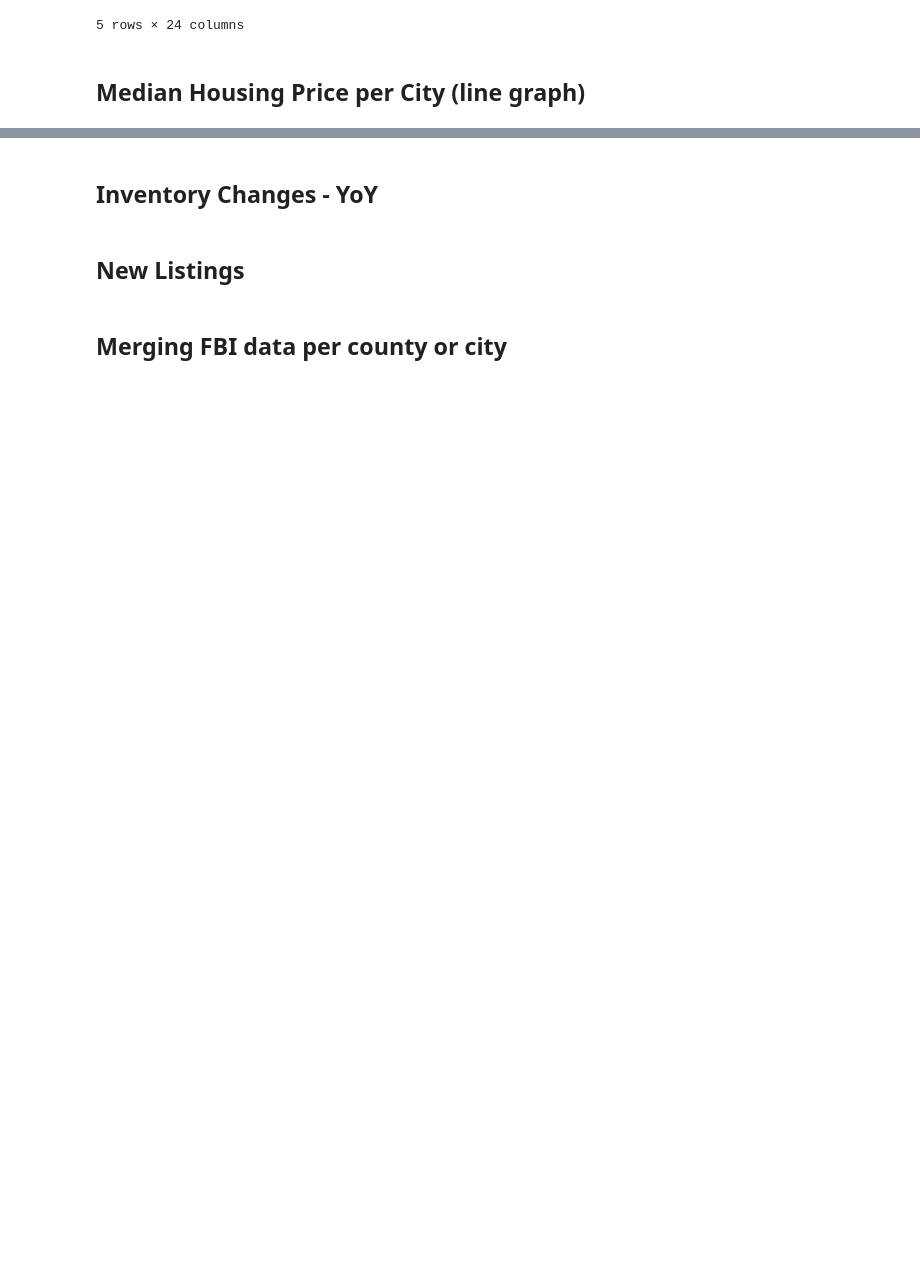
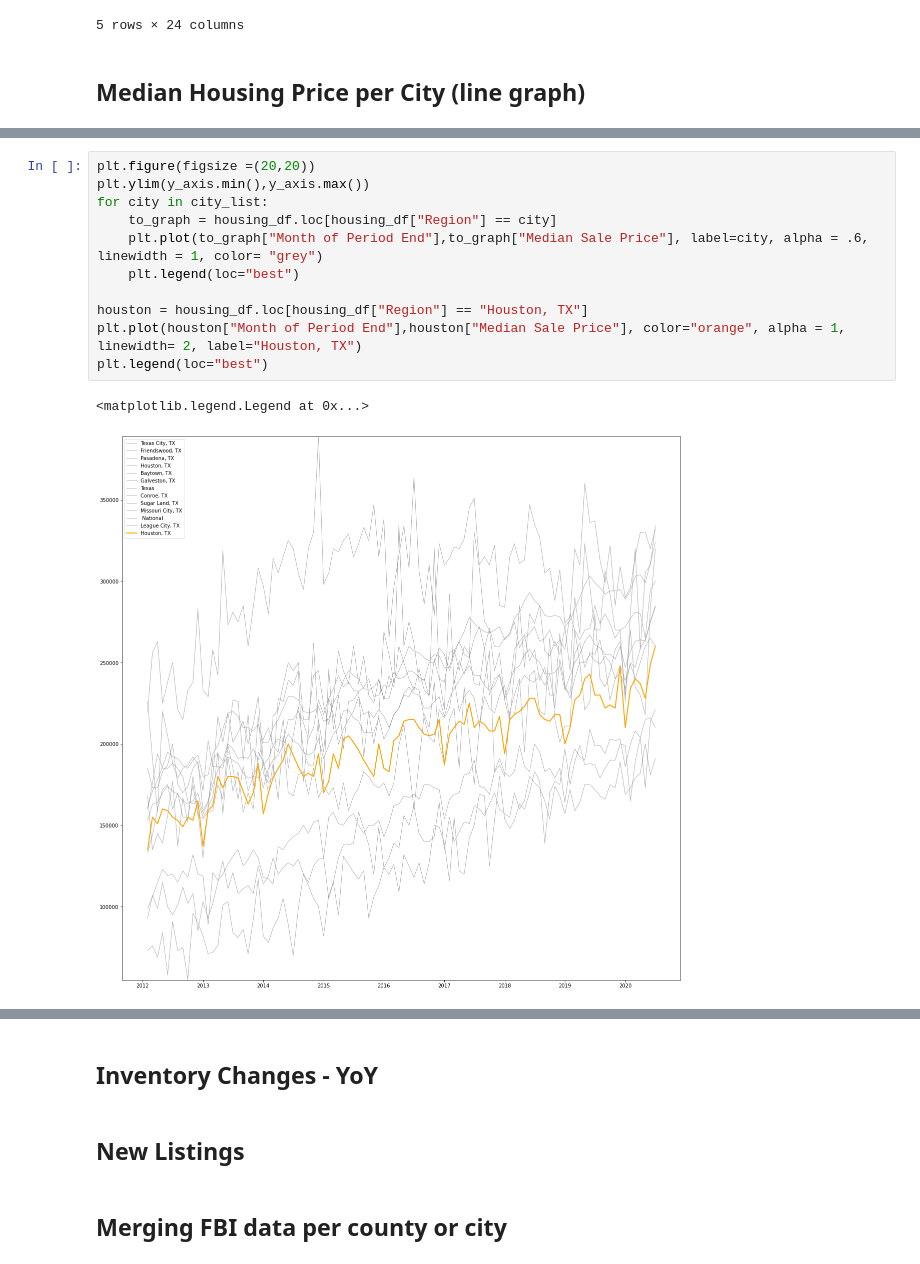
Before and after one commit to andresocorro/project_1, a Jupyter notebook: src_files/HousintMarket.ipynb, the cells around one changed output, grey strips where cells are left out. Cells and saved outputs as stored; diff of their text form; blank space fills up the shorter version.

```diff
--- a/src_files/HousintMarket.ipynb
+++ b/src_files/HousintMarket.ipynb
@@ -78,3 +90,17 @@ housing_df.head()
+# %%
+plt.figure(figsize =(20,20))
+plt.ylim(y_axis.min(),y_axis.max())
+for city in city_list:
+    to_graph = housing_df.loc[housing_df["Region"] == city]
+    plt.plot(to_graph["Month of Period End"],to_graph["Median Sale Price"], label=city, alpha = .6, linewidth = 1, color= "grey")
+    plt.legend(loc="best")
+
+houston = housing_df.loc[housing_df["Region"] == "Houston, TX"]
+plt.plot(houston["Month of Period End"],houston["Median Sale Price"], color="orange", alpha = 1, linewidth= 2, label="Houston, TX")
+plt.legend(loc="best")
+# %% [output]
+<matplotlib.legend.Legend at 0x...>
+[figure, added]
 # %%
 # grouped_housing_df = housing_df.groupby('Region')
 houston = housing_df.loc[housing_df["Region"] == "Houston, TX"]
```
Also changed, not shown: parts of 5 cells of this notebook, 1 other file.
